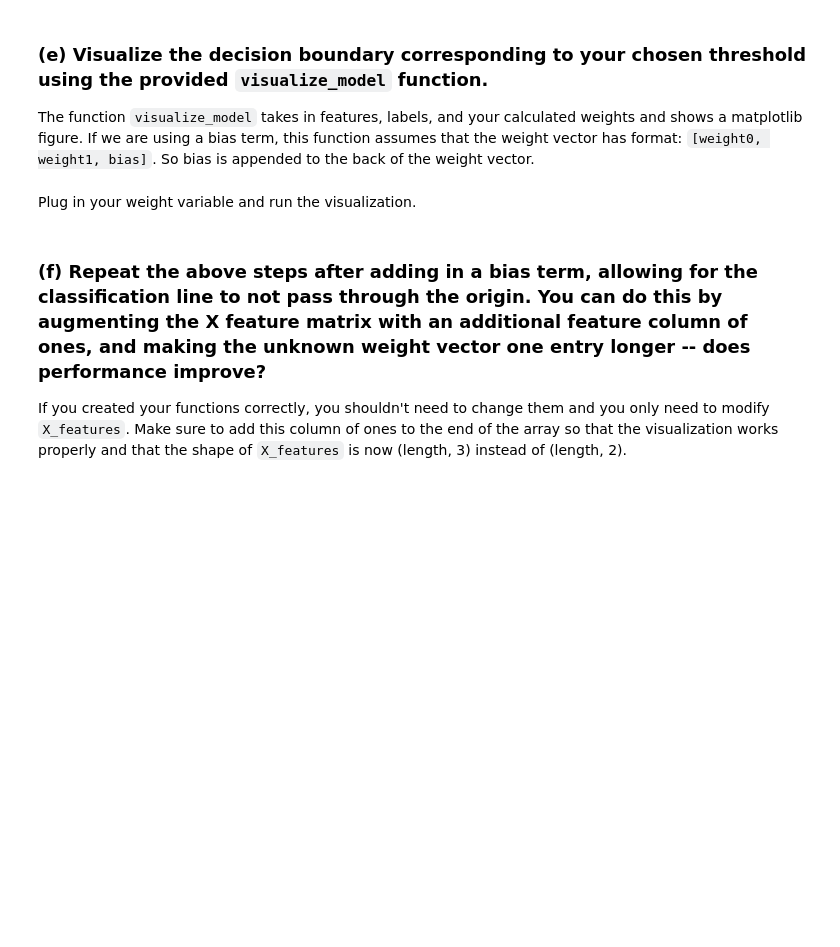
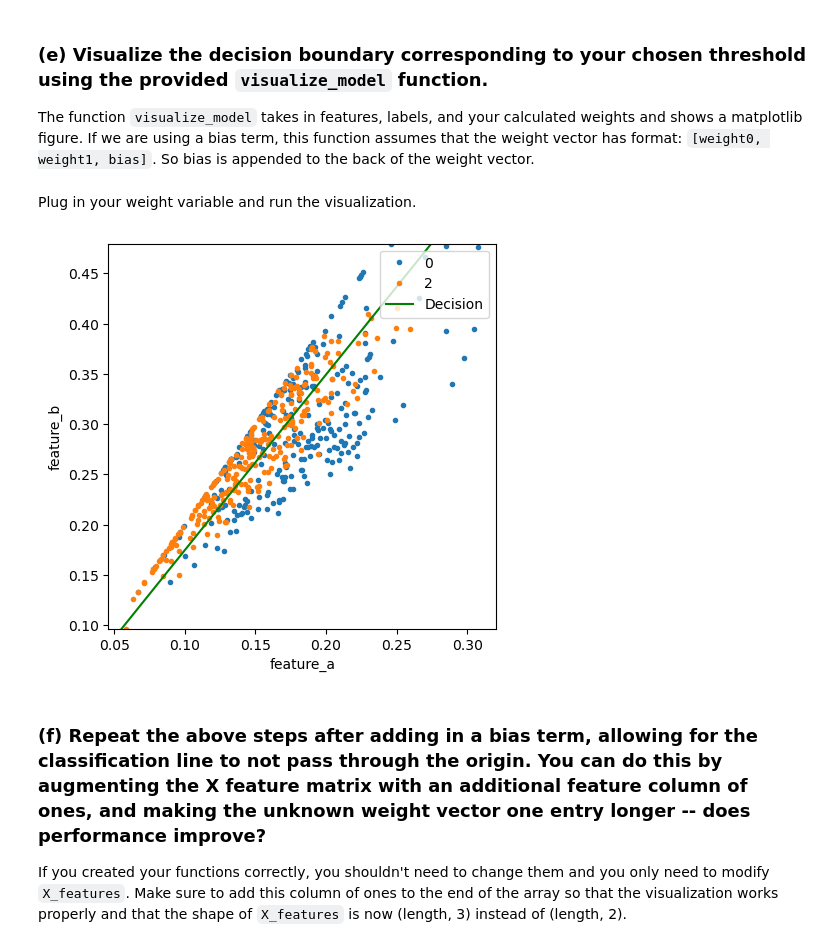
Before and after one commit to guptashrey/BME548L-Machine-Learning-Imaging, a Jupyter notebook: Homework/S2023_HW1.ipynb, the cells around one changed output. Saved outputs shown, nothing was run; the diff lists cells and outputs as text; code cells hidden in the pictures; blank space fills up the shorter version.

```diff
--- a/Homework/S2023_HW1.ipynb
+++ b/Homework/S2023_HW1.ipynb
@@ -89,14 +95,14 @@ You will create 2 feature extractors based on the numbers you choose. Feature ex
 def compute_features(vector):
     image = vector.reshape(28, 28) # get back original image shape
     def compute_feature_a(image):
-        '''compute_feature_a will compute ...'''
-
-        return # TODO
+        '''compute_feature_a will compute the mean intensity of the image'''
+        mean_intensity = np.mean(image)
+        return mean_intensity
 
     def compute_feature_b(image):
-        '''compute_feature_b will compute ...'''
-
-        return # TODO
+        '''compute_feature_b will compute the symmetry score of the image'''
+        symmetry_score = np.mean(np.abs(image[:, :14] - image[:, 14:]))
+        return symmetry_score
 
     return compute_feature_a(image), compute_feature_b(image)
 # %% [markdown]
@@ -196,3 +194,24 @@ pseudo_y[y_train == number_b] = 1
+# %%
+# replace labels with +1 and -1
+pseudo_y = np.copy(y_train)
+pseudo_y[y_train == number_a] = -1
+pseudo_y[y_train == number_b] = 1
+
+# Calculate w below
+def calculate_w(X, pseudo_y):
+    # Calculate the transpose of X
+    X_transpose = np.transpose(X)
+    # Calculate the product of X transpose and X
+    X_product = np.dot(X_transpose, X)
+    # Calculate the inverse of X product
+    X_product_inv = np.linalg.inv(X_product)
+    # Calculate the product of X product inverse and X transpose
+    X_plus = np.dot(X_product_inv, X_transpose)
+
+    weights = np.dot(X_plus, pseudo_y)
+    return weights
+
+weights = calculate_w(X_features, pseudo_y)
 # %% [markdown]
 ### (d) To examine the result of the least squares solution under this formulation, compute the train and test error using an appropriate threshold (i.e., 0). Does your trained model generalize well to the test data?
 
@@ -243,7 +271,7 @@ def newline(weight):
         ax = plt.gca()
         xmin, xmax = ax.get_xbound()
         if(p2 == 0):
-            xmin = xmax = b/p1
+            xmin = xmax = -b/p1
             ymin, ymax = ax.get_ybound()
         else:
             ymax = -p1/p2*(xmax) - b/p2
@@ -268,7 +296,9 @@ def visualize_model(features, labels, weights):
 # %% [markdown]
 Plug in your weight variable and run the visualization.
 # %%
-visualize_model(X_features, pseudo_y, <your weight variable>)  # should output the datapoints with the decision boundary
+visualize_model(X_features, pseudo_y, weights)  # should output the datapoints with the decision boundary
+# %% [output]
+[figure, added]
 # %% [markdown]
 ### (f) Repeat the above steps after adding in a bias term, allowing for the classification line to not pass through the origin. You can do this by augmenting the X feature matrix with an additional feature column of ones, and making the unknown weight vector one entry longer -- does performance improve?
 
```
Also changed, not shown: parts of 16 cells of this notebook, 1 other file.
